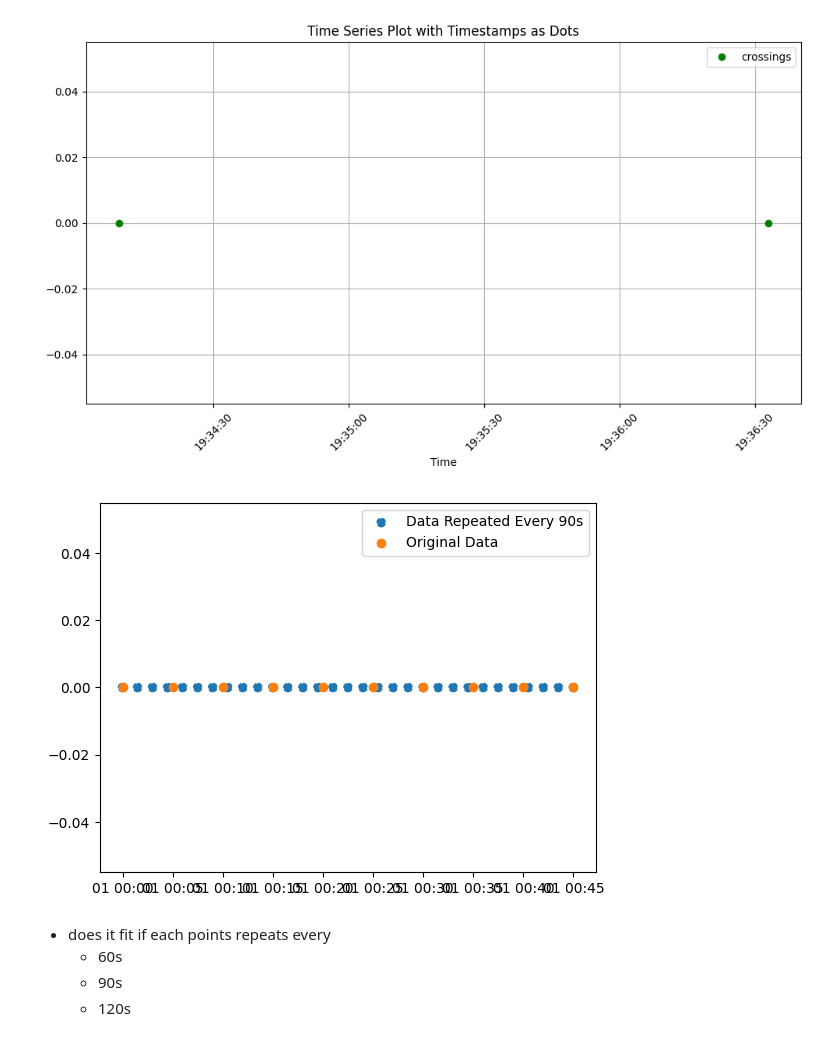
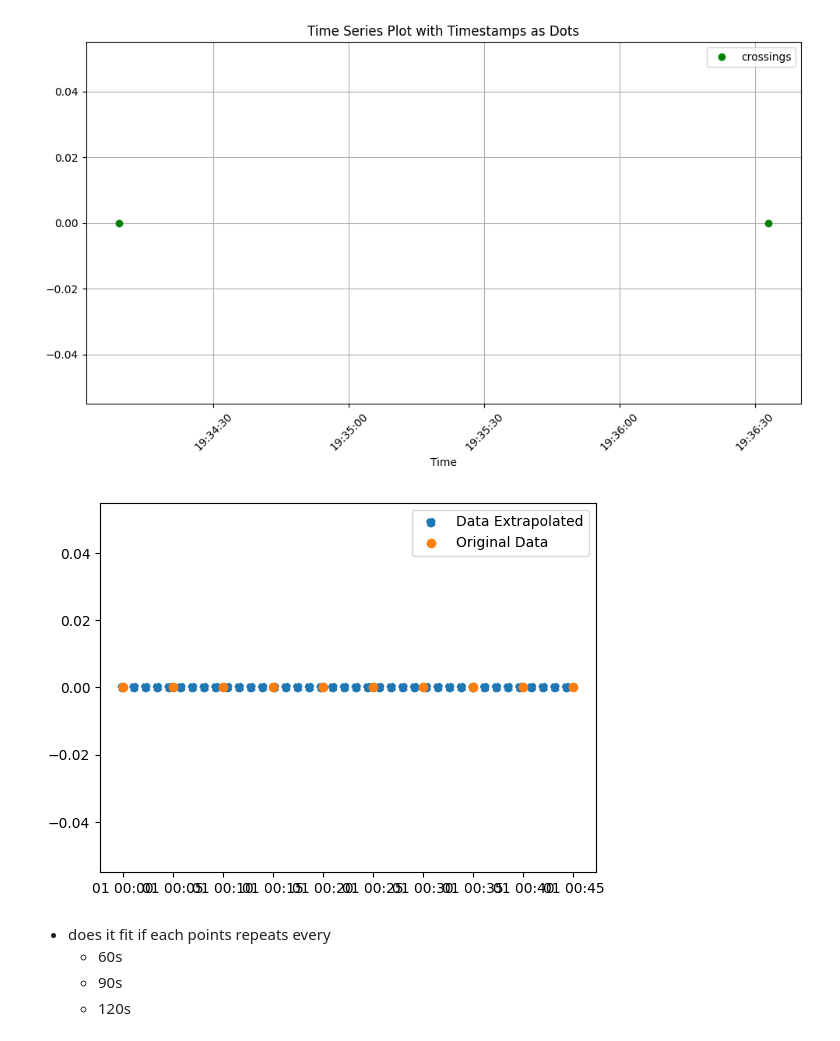
Before and after one commit to BEQSONA-cmd/501-Not-Implemented, a Jupyter notebook: api/test.ipynb, the cells around one changed output. Cells and saved outputs as stored; diff of their text form; code cells hidden in the pictures.

```diff
--- a/api/test.ipynb
+++ b/api/test.ipynb
@@ -151,24 +161,25 @@ plt.show()
 # %%
 import pandas as pd
 import matplotlib.pyplot as plt
 
 # Sample data (replace this with your actual data)
 timestamps = pd.date_range(start="2025-03-01", periods=10, freq="5T")  # 10 timestamps with 5-minute interval
 data = pd.Series(range(10), index=timestamps)
 
 # Create a new datetime range with 90 seconds interval
-new_timestamps = pd.date_range(start=timestamps.min(), end=timestamps.max(), freq="90S")
+new_timestamps = pd.date_range(start=timestamps.min(), end=timestamps.max(), freq="70S")
 new_data = data.reindex(new_timestamps, method="ffill")  # Forward fill to replicate the last value
-plt.scatter(new_data.index, [0]*len(new_data), label="Data Repeated Every 90s", linestyle='--')
+plt.scatter(new_data.index, [0]*len(new_data), label="Data Extrapolated", linestyle='--')
 
 # Repeat the data over the new time range, duplicating the values
 
 # Plot the original data and the new data with 90-second intervals
 plt.scatter(data.index, [0]*len(data), label="Original Data", marker="o")
+
 plt.legend()
 plt.show()
 # %% [output]
-[figure, old version]
+[figure, new version]
 # %% [markdown]
 - does it fit if each points repeats every
   - 60s
```
Also changed, not shown: parts of 13 cells of this notebook, 4 other files.
